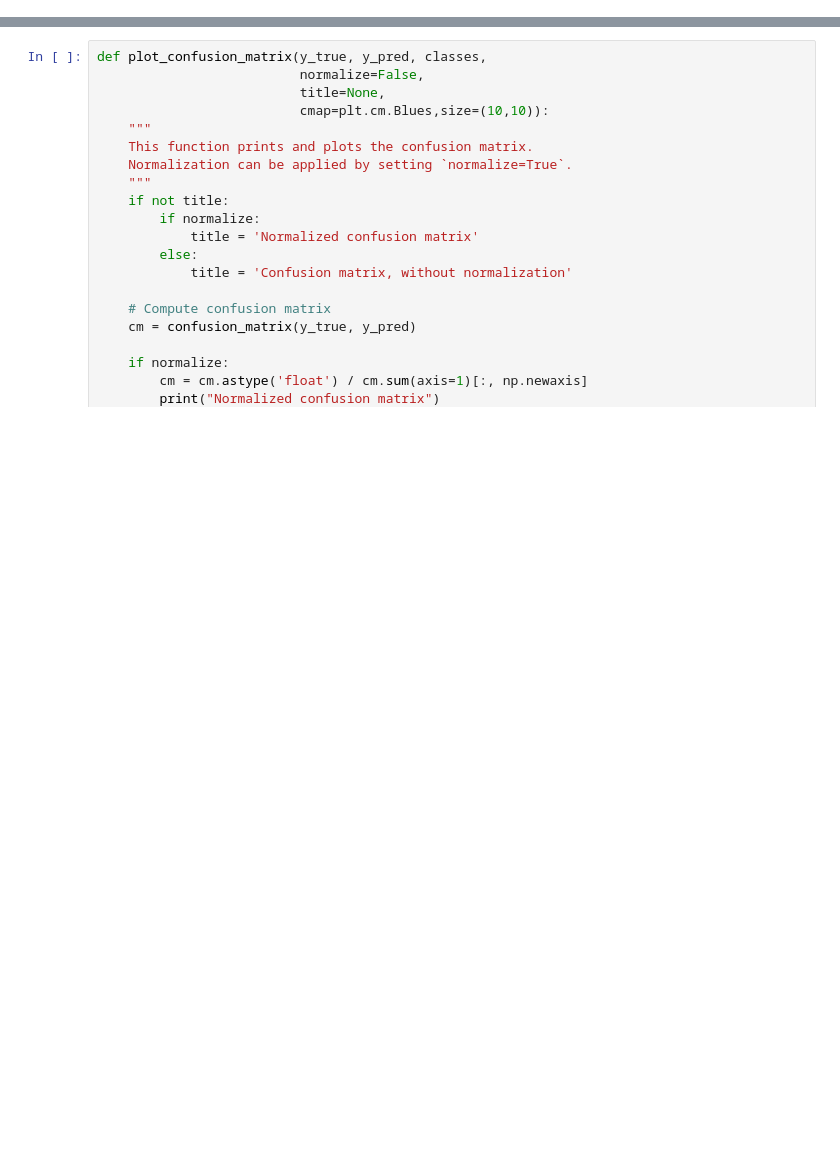
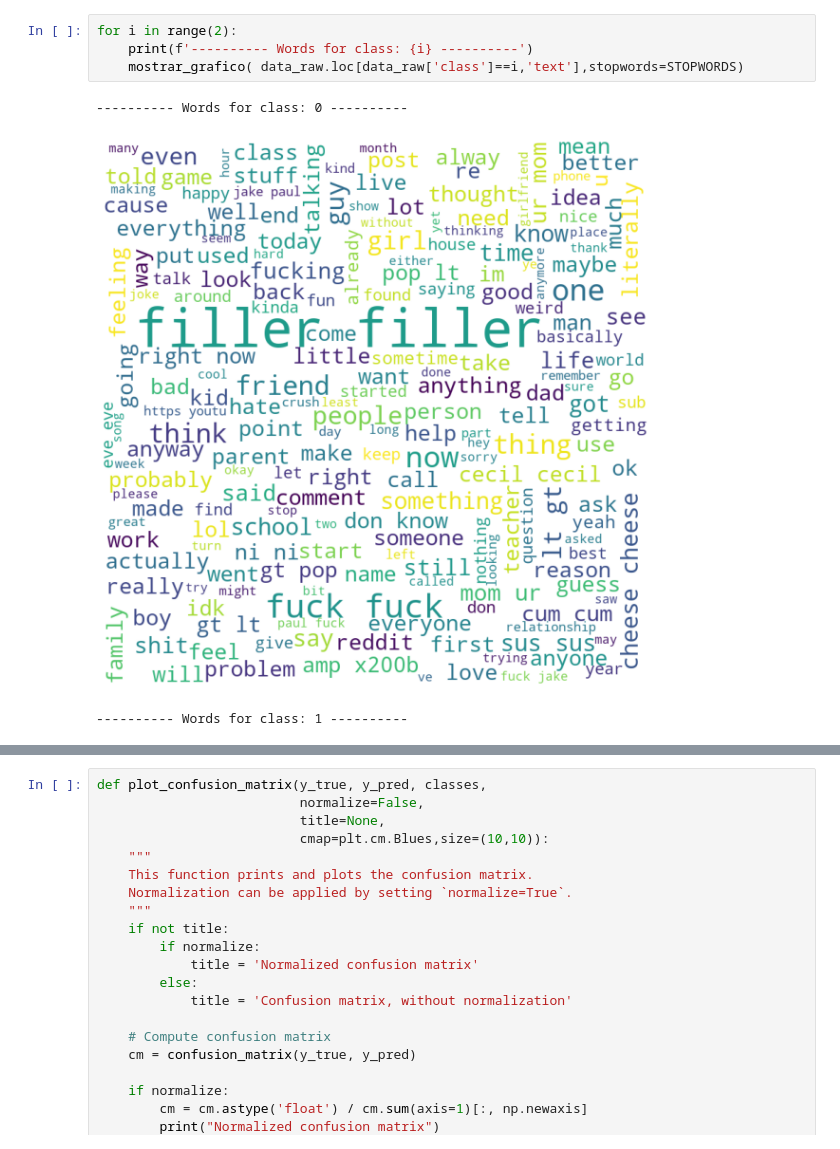
Before and after one commit to m-garciar/machine-learning, a Jupyter notebook: Taller_2.ipynb, the cells around one changed output, grey strips where cells are left out. Cells and saved outputs as stored; diff of their text form; blank space fills up the shorter version.

```diff
--- a/Taller_2.ipynb
+++ b/Taller_2.ipynb
@@ -236,0 +156,8 @@ Transformación de campos
+# %%
+for i in range(2):
+    print(f'---------- Words for class: {i} ----------')
+    mostrar_grafico( data_raw.loc[data_raw['class']==i,'text'],stopwords=STOPWORDS)
+# %% [output]
+---------- Words for class: 0 ----------
+[figure, added]
+---------- Words for class: 1 ----------
```
Also changed, not shown: parts of 136 cells of this notebook.
